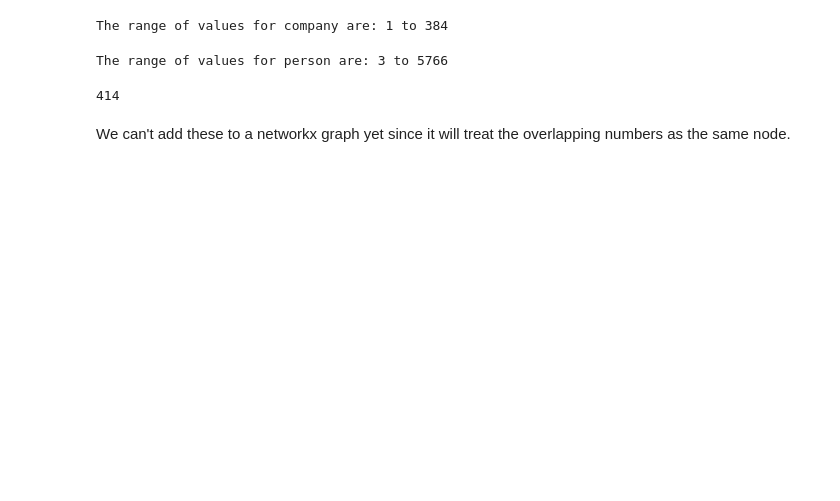
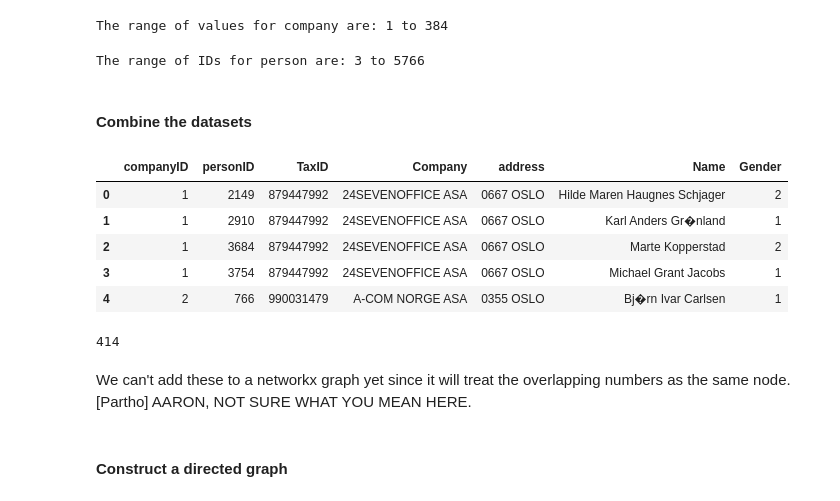
Before and after one commit to ajp619/is620_2modeNet, a Jupyter notebook: 2modeNet.ipynb, the cells around one changed output. Drawn from its saved outputs; the diff is of its cells as text; code cells hidden in the pictures; blank space fills up the shorter version.

```diff
--- a/2modeNet.ipynb
+++ b/2modeNet.ipynb
@@ -23,0 +37,3 @@ First we need to clean this up a bit. Our data file contains two columns, the fi
+# %%
+comDF = pd.read_csv("data_companies.txt", sep="\t", header=None, names=["companyID", "TaxID", "Company", "address"])
+comDF.head()
@@ -23,0 +49,3 @@ First we need to clean this up a bit. Our data file contains two columns, the fi
+# %%
+perDF = pd.read_csv("data_people.txt", sep=" ", header=None, names=["personID", "Name", "Gender"])
+perDF.head()
@@ -39,9 +76,22 @@ print "The range of values for company are: {} to {}".format(netDF.company.min()
 # %% [output]
 The range of values for company are: 1 to 384
 # %%
-print "The range of values for person are: {} to {}".format(netDF.person.min(),
-                                                            netDF.person.max())
+print "The range of IDs for person are: {} to {}".format(netDF.personID.min(),
+                                                            netDF.personID.max())
 # %% [output]
-The range of values for person are: 3 to 5766
+The range of IDs for person are: 3 to 5766
+# %% [markdown]
+#### Combine the datasets
+# %%
+mrgDF = pd.merge(netDF, comDF, on='companyID', how='inner')
+mrgDF = pd.merge(mrgDF, perDF, on='personID', how='inner')
+mrgDF.head()
+# %% [output]
+|  | companyID | personID | TaxID | Company | address | Name | Gender |
+| 0 | 1 | 2149 | 879447992 | 24SEVENOFFICE ASA | 0667 OSLO | Hilde Maren Haugnes Schjager | 2 |
+| 1 | 1 | 2910 | 879447992 | 24SEVENOFFICE ASA | 0667 OSLO | Karl Anders Gr�nland | 1 |
+| 2 | 1 | 3684 | 879447992 | 24SEVENOFFICE ASA | 0667 OSLO | Marte Kopperstad | 2 |
+| 3 | 1 | 3754 | 879447992 | 24SEVENOFFICE ASA | 0667 OSLO | Michael Grant Jacobs | 1 |
+| 4 | 2 | 766 | 990031479 | A-COM NORGE ASA | 0355 OSLO | Bj�rn Ivar Carlsen | 1 |
 # %%
 # Quick sense for the number of  overlaping values
@@ -49,4 +99,6 @@ sum([i in netDF.person.values for i in netDF.company.values])
 # %% [output]
 414
 # %% [markdown]
-We can't add these to a networkx graph yet since it will treat the overlapping numbers as the same node.
+We can't add these to a networkx graph yet since it will treat the overlapping numbers as the same node. [Partho] AARON, NOT SURE WHAT YOU MEAN HERE.
+# %% [markdown]
+#### Construct a directed graph
```
Also changed, not shown: parts of 18 cells of this notebook.
